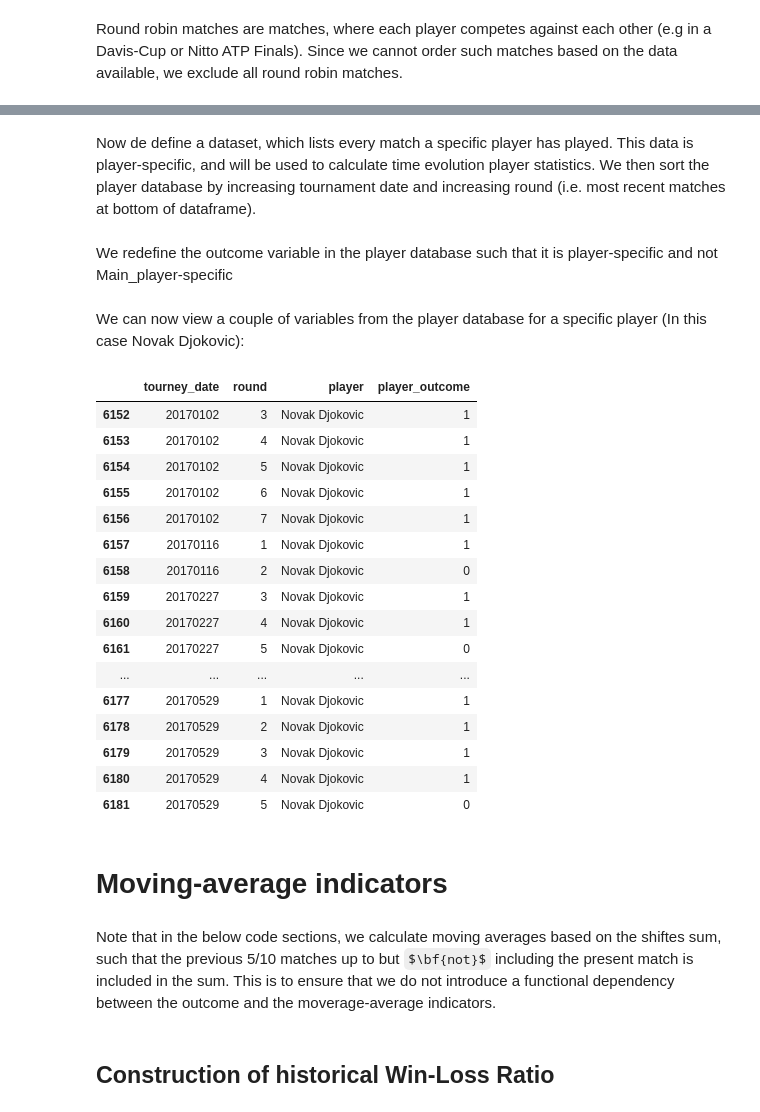
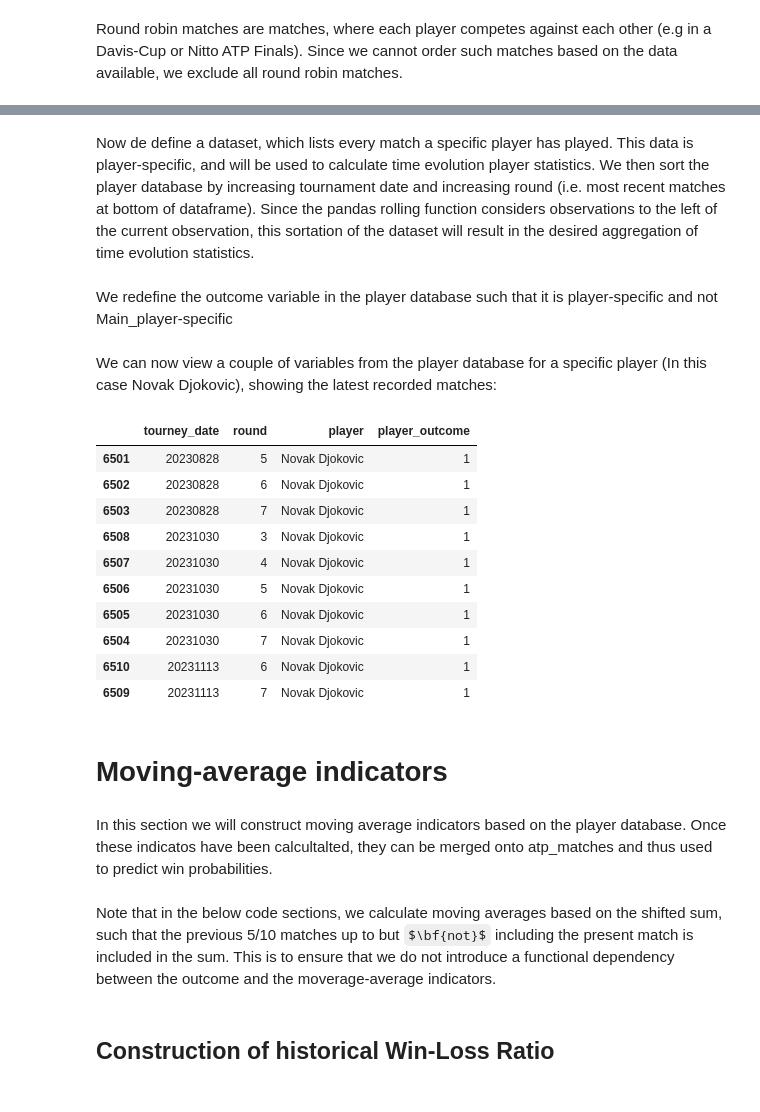
Before and after one commit to Alla977/Predicting-ATP-Tennis-Match-Outcomes, a Jupyter notebook: Data wrangling.ipynb, the cells around one changed output, grey strips where cells are left out. Drawn from its saved outputs; the diff is of its cells as text; code cells hidden in the pictures; some formulas as TeX source.

```diff
--- a/Data wrangling.ipynb
+++ b/Data wrangling.ipynb
@@ -19,7 +17,8 @@ atp_matches_2022 = pd.read_csv("atp_matches_2022.csv", sep=",")
 atp_matches_2023 = pd.read_csv("atp_matches_2023.csv", sep=",")
 
 # Concatenate the dataframes and sort columns
-atp_matches = pd.concat([atp_matches_2017,atp_matches_2018,atp_matches_2019,atp_matches_2020,atp_matches_2021, atp_matches_2022, atp_matches_2023], ignore_index=True)
+atp_matches = pd.concat([atp_matches_2017,atp_matches_2018,atp_matches_2019,
+atp_matches_2020,atp_matches_2021, atp_matches_2022, atp_matches_2023], ignore_index=True)
 sorted_columns = sorted(atp_matches.columns, key=lambda x: (x.split('_')[-1], x))
 atp_matches = atp_matches[sorted_columns]
 atp_matches.head(5)
@@ -184,5 +160,5 @@ atp_matches = atp_matches[atp_matches['round']>0]
 # %% [markdown]
-Now de define a dataset, which lists every match a specific player has played. This data is player-specific, and will be used to calculate time evolution player statistics. We then sort the player database by increasing tournament date and increasing round (i.e. most recent matches at bottom of dataframe).
+Now de define a dataset, which lists every match a specific player has played. This data is player-specific, and will be used to calculate time evolution player statistics. We then sort the player database by increasing tournament date and increasing round (i.e. most recent matches at bottom of dataframe). Since the pandas rolling function considers observations to the left of the current observation, this sortation of the dataset will result in the desired aggregation of time evolution statistics.
 # %%
 import warnings
 warnings.filterwarnings('ignore')
@@ -209,34 +185,30 @@ We redefine the outcome variable in the player database such that it is player-s
 all_matches_per_player["player_outcome"] = all_matches_per_player.apply(lambda row: 1 if row['player']==row['winner_name']
                                                                         else 0, axis=1).astype(int)
 # %% [markdown]
-We can now view a couple of variables from the player database for a specific player (In this case Novak Djokovic):
+We can now view a couple of variables from the player database for a specific player (In this case Novak Djokovic), showing the latest recorded matches:
 # %%
 pd.set_option('display.max_columns', None)
 variables = ["tourney_date", "round","player", "player_outcome"]
 test = all_matches_per_player.loc[all_matches_per_player['player']=='Novak Djokovic',variables]
-test.head(30)
+test.tail(10)
 # %% [output]
 |  | tourney_date | round | player | player_outcome |
-| 6152 | 20170102 | 3 | Novak Djokovic | 1 |
-| 6153 | 20170102 | 4 | Novak Djokovic | 1 |
-| 6154 | 20170102 | 5 | Novak Djokovic | 1 |
-| 6155 | 20170102 | 6 | Novak Djokovic | 1 |
-| 6156 | 20170102 | 7 | Novak Djokovic | 1 |
-| 6157 | 20170116 | 1 | Novak Djokovic | 1 |
-| 6158 | 20170116 | 2 | Novak Djokovic | 0 |
-| 6159 | 20170227 | 3 | Novak Djokovic | 1 |
-| 6160 | 20170227 | 4 | Novak Djokovic | 1 |
-| 6161 | 20170227 | 5 | Novak Djokovic | 0 |
-| ... | ... | ... | ... | ... |
-| 6177 | 20170529 | 1 | Novak Djokovic | 1 |
-| 6178 | 20170529 | 2 | Novak Djokovic | 1 |
-| 6179 | 20170529 | 3 | Novak Djokovic | 1 |
-| 6180 | 20170529 | 4 | Novak Djokovic | 1 |
-| 6181 | 20170529 | 5 | Novak Djokovic | 0 |
+| 6501 | 20230828 | 5 | Novak Djokovic | 1 |
+| 6502 | 20230828 | 6 | Novak Djokovic | 1 |
+| 6503 | 20230828 | 7 | Novak Djokovic | 1 |
+| 6508 | 20231030 | 3 | Novak Djokovic | 1 |
+| 6507 | 20231030 | 4 | Novak Djokovic | 1 |
+| 6506 | 20231030 | 5 | Novak Djokovic | 1 |
+| 6505 | 20231030 | 6 | Novak Djokovic | 1 |
+| 6504 | 20231030 | 7 | Novak Djokovic | 1 |
+| 6510 | 20231113 | 6 | Novak Djokovic | 1 |
+| 6509 | 20231113 | 7 | Novak Djokovic | 1 |
 # %% [markdown]
 # Moving-average indicators
+# %% [markdown]
+In this section we will construct moving average indicators based on the player database. Once these indicatos have been calcultalted, they can be merged onto atp_matches and thus used to predict win probabilities.
 # %% [markdown]
-Note that in the below code sections, we calculate moving averages based on the shiftes sum, such that the previous 5/10 matches up to but $\bf{not}$ including the present match is included in the sum. This is to ensure that we do not introduce a functional dependency between the outcome and the moverage-average indicators.
+Note that in the below code sections, we calculate moving averages based on the shifted sum, such that the previous 5/10 matches up to but $\bf{not}$ including the present match is included in the sum. This is to ensure that we do not introduce a functional dependency between the outcome and the moverage-average indicators.
 # %% [markdown]
 ## Construction of historical Win-Loss Ratio
 # %% [markdown]
```
Also changed, not shown: parts of 10 cells of this notebook.
